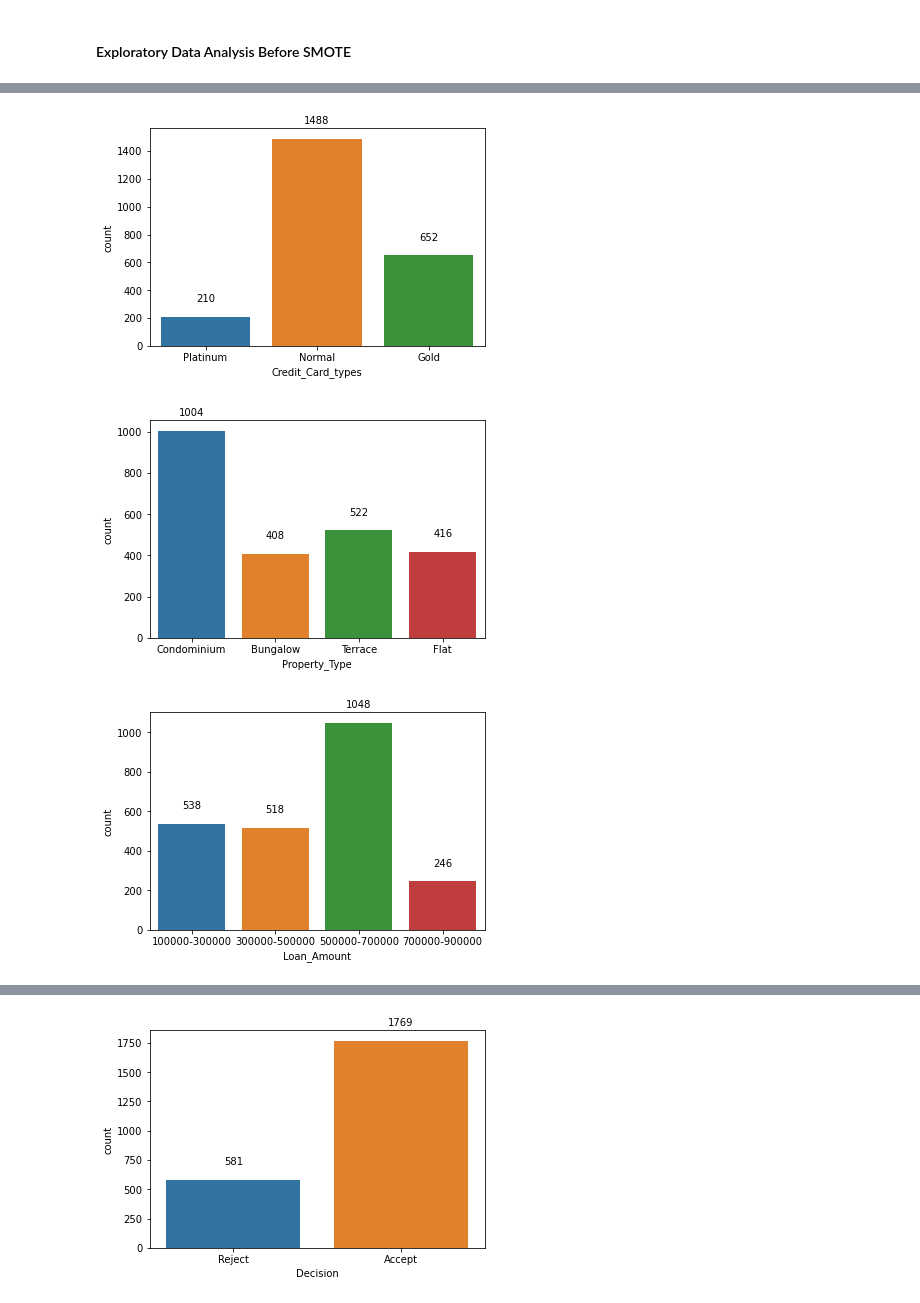
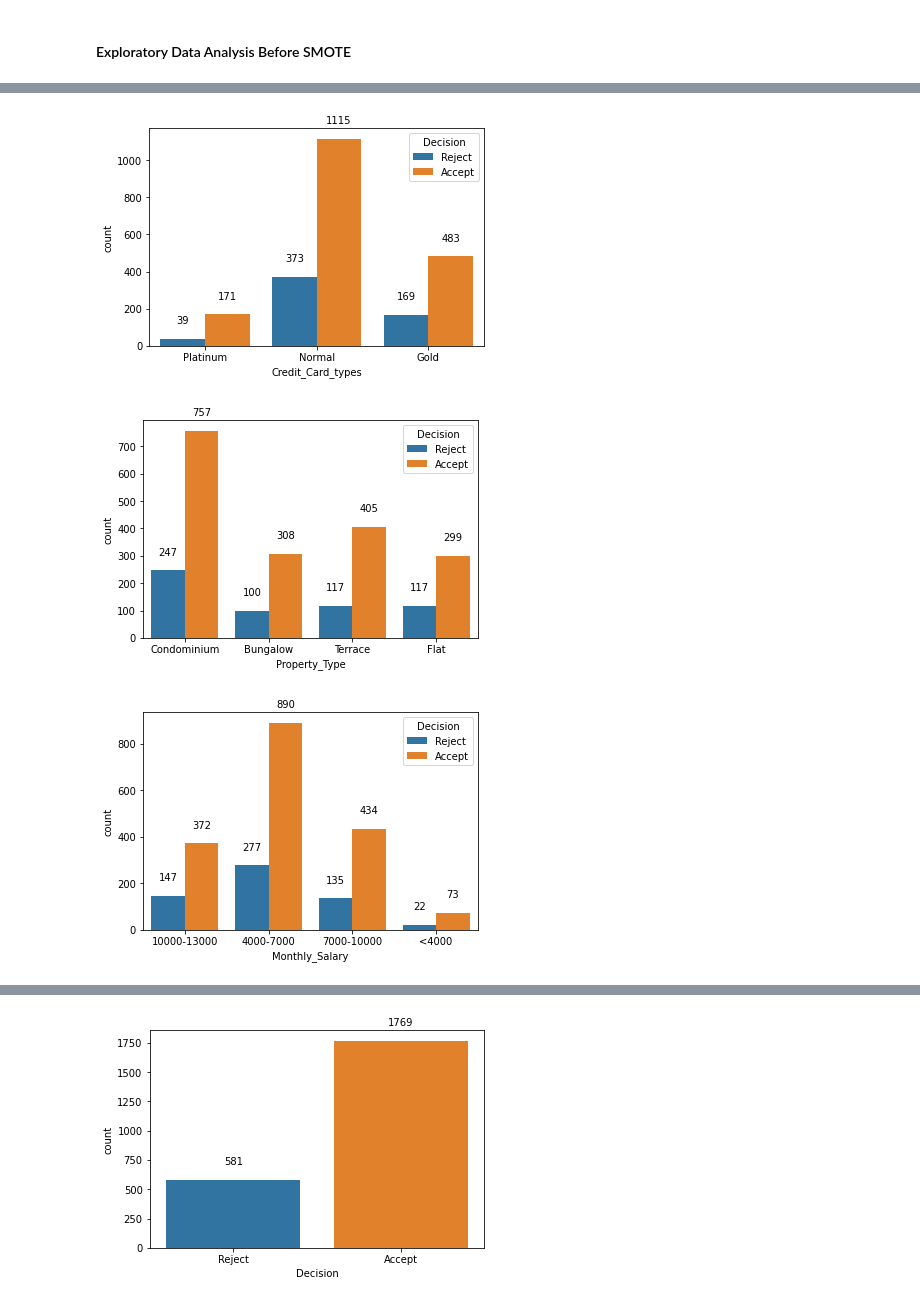
Before and after one commit to wkyg/DataMining, a Jupyter notebook: Project/Project.ipynb, the cells around one changed output, grey strips where cells are left out. Saved outputs shown, nothing was run; the diff lists cells and outputs as text; code cells hidden in the pictures.

```diff
--- a/Project/Project.ipynb
+++ b/Project/Project.ipynb
@@ -177,7 +169,7 @@ df1.head()
 #### Exploratory Data Analysis Before SMOTE
 # %%
 # which type of employment is likely to have the loan accepted?
-b = sns.countplot(x='Employment_Type', data = df2)
+b = sns.countplot(x='Employment_Type', hue='Decision', data = df2)
 
 for p in b.patches:
     b.annotate("%.0f" % p.get_height(), (p.get_x() +
@@ -189,0 +182,10 @@ plt.savefig('bSMOTE_employment')
+# %%
+# how long does the credit card exceed month will likely to have the loan accepted?
+b = sns.countplot(x='Credit_Card_Exceed_Months', hue='Decision', data = df2)
+
+for p in b.patches:
+    b.annotate("%.0f" % p.get_height(), (p.get_x() +
+    p.get_width() / 2., p.get_height()),
+    ha='center', va='center', rotation=0,
+    xytext=(0, 18), textcoords='offset points')
+plt.savefig('bSMOTE_cardExceedMonth')
@@ -190,6 +194,6 @@ plt.savefig('bSMOTE_employment')
 # %%
 # which type of credit card user is likely to have the loan accepted?
-b = sns.countplot(x='Credit_Card_types', data = df2)
+b = sns.countplot(x='Credit_Card_types', hue='Decision',  data = df2)
 
 for p in b.patches:
     b.annotate("%.0f" % p.get_height(), (p.get_x() +
@@ -198,10 +202,10 @@ for p in b.patches:
     xytext=(0, 18), textcoords='offset points')
 plt.savefig('bSMOTE_ccard_type')
 # %% [output]
-[figure, old version]
+[figure, new version]
 # %%
 # which type of properties is likely to have the loan accepted?
-b = sns.countplot(x='Property_Type', data = df2)
+b = sns.countplot(x='Property_Type', hue='Decision', data = df2)
 
 for p in b.patches:
     b.annotate("%.0f" % p.get_height(), (p.get_x() +
@@ -210,16 +214,16 @@ for p in b.patches:
     xytext=(0, 18), textcoords='offset points')
 plt.savefig('bSMOTE_property')
 # %% [output]
-[figure, old version]
+[figure, new version]
 # %%
-# what is the amount of loan that is likely to have the loan accepted?
-b = sns.countplot(x='Loan_Amount', data = df2)
+# what is the monthly salary that is likely to have the loan accepted?
+b = sns.countplot(x='Monthly_Salary', hue='Decision', data = df2)
 
 for p in b.patches:
     b.annotate("%.0f" % p.get_height(), (p.get_x() +
     p.get_width() / 2., p.get_height()),
     ha='center', va='center', rotation=0,
     xytext=(0, 18), textcoords='offset points')
-plt.savefig('bSMOTE_loan_amount')
+plt.savefig('bSMOTE_month_salary')
 # %% [output]
-[figure, old version]
+[figure, new version]
```
Also changed, not shown: parts of 32 cells of this notebook, 27 other files.
